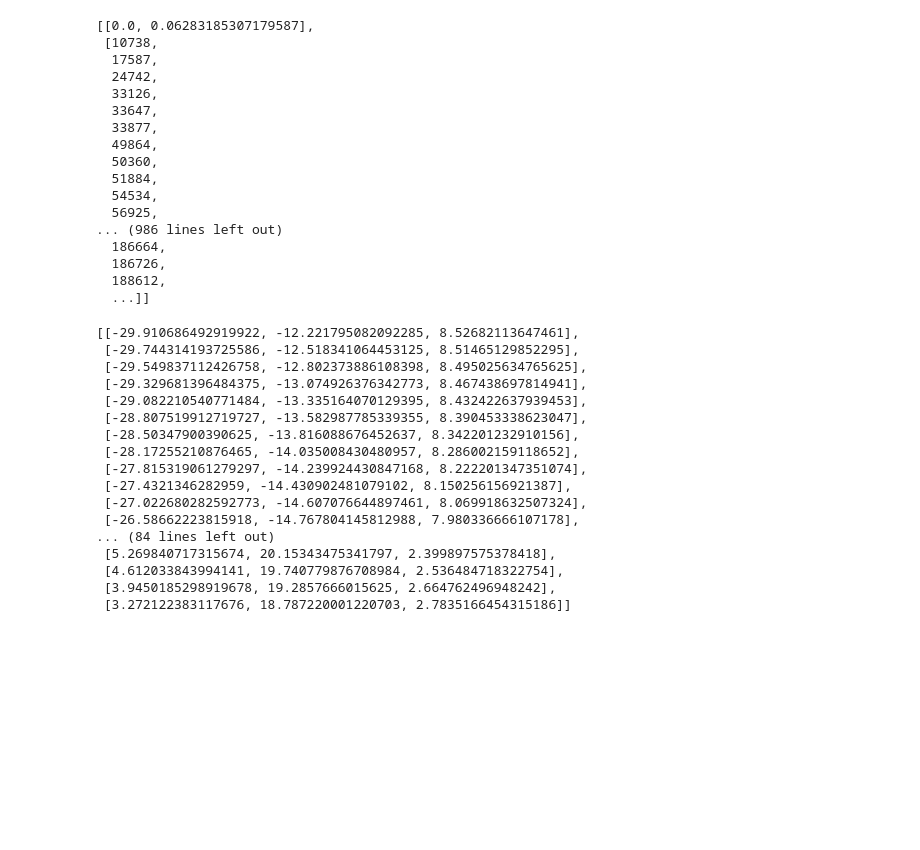
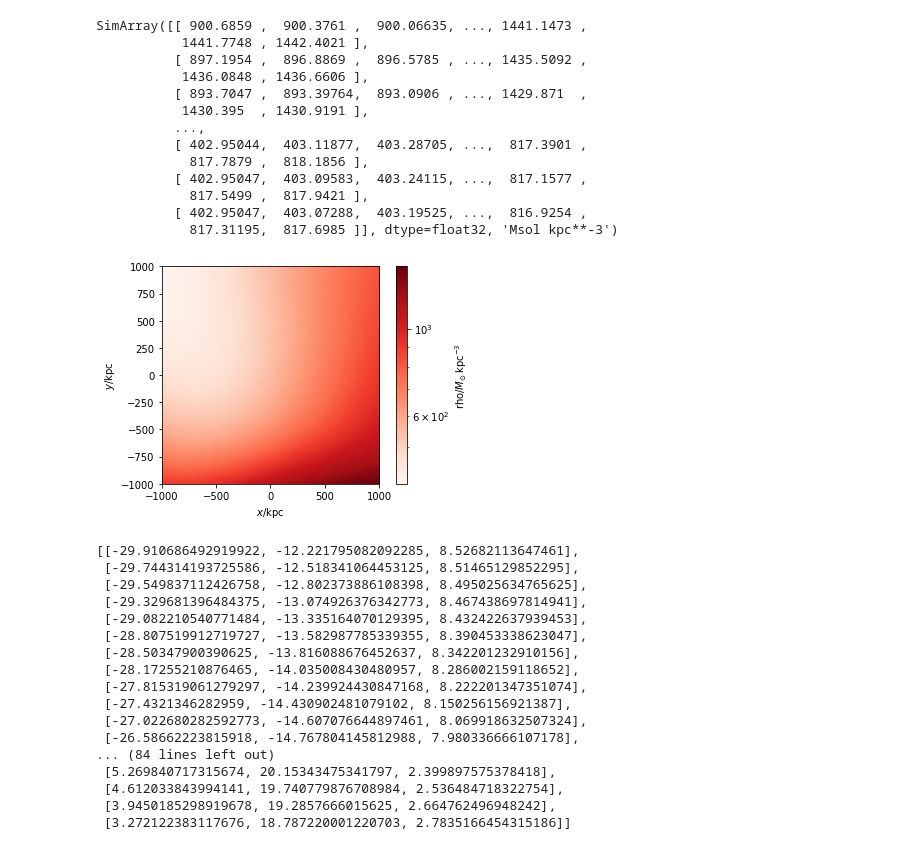
Before and after one commit to N-body-group-Reed/isolated-galaxy, a Jupyter notebook: will/StarTracer.ipynb, the cells around one changed output. Saved outputs shown, nothing was run; the diff lists cells and outputs as text; code cells hidden in the pictures; blank space fills up the shorter version.

```diff
--- a/will/StarTracer.ipynb
+++ b/will/StarTracer.ipynb
@@ -67,5 +10,0 @@ def sectorFinder(path,xmin,xmax,ymin,ymax): #picks out particles in a given squa
-# %%
-s = pynbody.load('expDist/expDist.001000')
-s.physical_units()
-
-#pynbody.analysis.halo.center(s,mode='hyb')
@@ -72,22 +86,23 @@ s.physical_units()
+# %%
+s = pynbody.load('writeTest/withGas/protenCor.000755')
+s.physical_units()
+sph.image(s.s,width=2000,cmap='Reds')
+# %% [output]
+SimArray([[ 900.6859 ,  900.3761 ,  900.06635, ..., 1441.1473 ,
+           1441.7748 , 1442.4021 ],
+          [ 897.1954 ,  896.8869 ,  896.5785 , ..., 1435.5092 ,
+           1436.0848 , 1436.6606 ],
+          [ 893.7047 ,  893.39764,  893.0906 , ..., 1429.871  ,
+           1430.395  , 1430.9191 ],
+          ...,
+          [ 402.95044,  403.11877,  403.28705, ...,  817.3901 ,
+            817.7879 ,  818.1856 ],
+          [ 402.95047,  403.09583,  403.24115, ...,  817.1577 ,
+            817.5499 ,  817.9421 ],
+          [ 402.95047,  403.07288,  403.19525, ...,  816.9254 ,
+            817.31195,  817.6985 ]], dtype=float32, 'Msol kpc**-3')
+[figure, added]
 # %%
-#k=radialIndexFinder('expDist/expDist.001000',9,10)
-maxDensity('expDist/expDist.001000',k,100)
+k=radialIndexFinder('expDist/expDist.001000',9,10)
+lischt = maxDensity('expDist/expDist.001000',k,100)
-# %% [output]
-[[0.0, 0.06283185307179587],
- [10738,
-  17587,
-  24742,
-  33126,
-  33647,
-  33877,
-  49864,
-  50360,
-  51884,
-  54534,
-  56925,
-... (986 lines left out)
-  186664,
-  186726,
-  188612,
-  ...]]
 # %%
```
Also changed, not shown: parts of 8 cells of this notebook, 2 other files.
